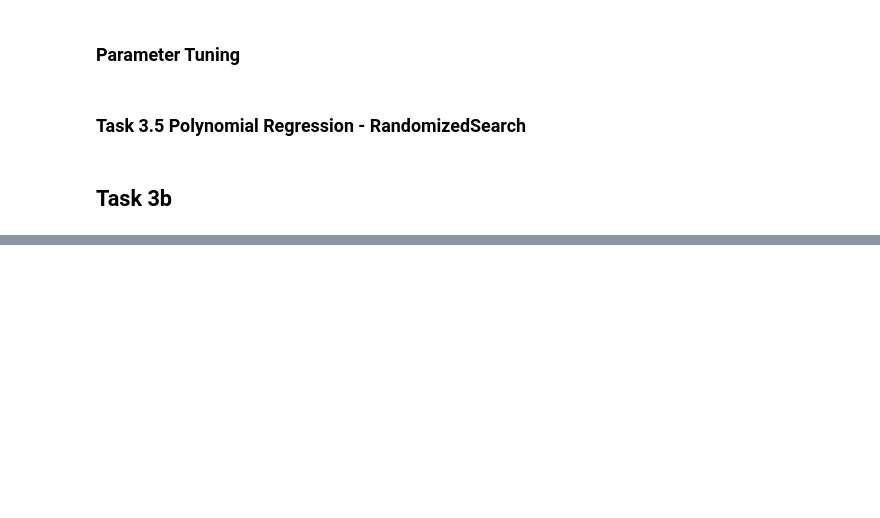
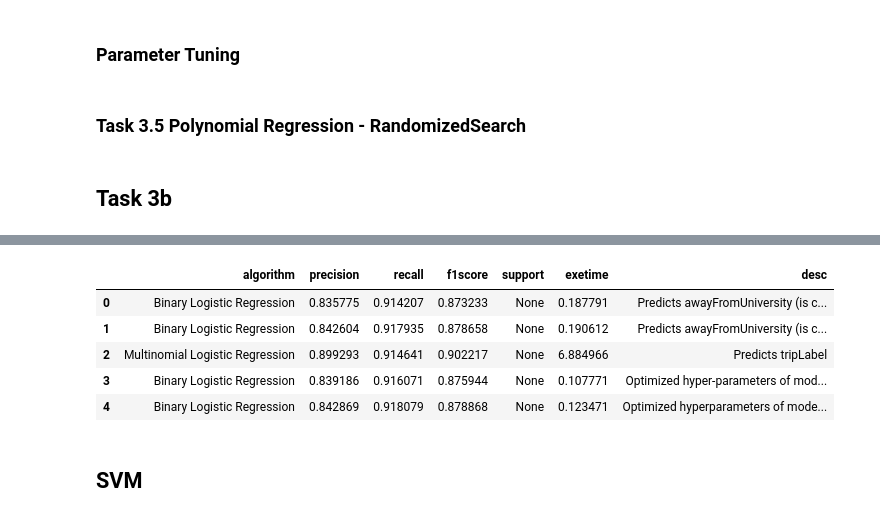
Before and after one commit to ey96/DataScienceBikesharing, a Jupyter notebook: notebooks/Task 3 - Prediction.ipynb, the cells around one changed output, grey strips where cells are left out. Cells and saved outputs as stored; diff of their text form; code cells hidden in the pictures; blank space fills up the shorter version.

Commit message:
- adjust logistic-regression

```diff
--- a/notebooks/Task 3 - Prediction.ipynb
+++ b/notebooks/Task 3 - Prediction.ipynb
@@ -200,0 +206,2 @@ polynomial_regression.calculate_hyper_parameters(init)
+# %%
+init = logistic_regression.__init__(df_final)
@@ -200,0 +263,3 @@ polynomial_regression.calculate_hyper_parameters(init)
+# %%
+# Binary Logistic Regression (awayFromUniversity)
+logistic_regression.train(typ="away", df = df_final, init=init)
@@ -200,0 +275,3 @@ polynomial_regression.calculate_hyper_parameters(init)
+# %%
+# Binary Logistic Regression (towardsUniversity)
+logistic_regression.train(typ="towards", df = df_final, init=init)
@@ -200,0 +287,12 @@ polynomial_regression.calculate_hyper_parameters(init)
+# %%
+df_result = pd.DataFrame(logistic_regression.dic)
+df_result
+# %% [output]
+|  | algorithm | precision | recall | f1score | support | exetime | desc |
+| 0 | Binary Logistic Regression | 0.835775 | 0.914207 | 0.873233 | None | 0.187791 | Predicts awayFromUniversity (is c... |
+| 1 | Binary Logistic Regression | 0.842604 | 0.917935 | 0.878658 | None | 0.190612 | Predicts awayFromUniversity (is c... |
+| 2 | Multinomial Logistic Regression | 0.899293 | 0.914641 | 0.902217 | None | 6.884966 | Predicts tripLabel |
+| 3 | Binary Logistic Regression | 0.839186 | 0.916071 | 0.875944 | None | 0.107771 | Optimized hyper-parameters of mod... |
+| 4 | Binary Logistic Regression | 0.842869 | 0.918079 | 0.878868 | None | 0.123471 | Optimized hyperparameters of mode... |
+# %% [markdown]
+## SVM
```
Also changed, not shown: parts of 16 cells of this notebook, 4 other files.
